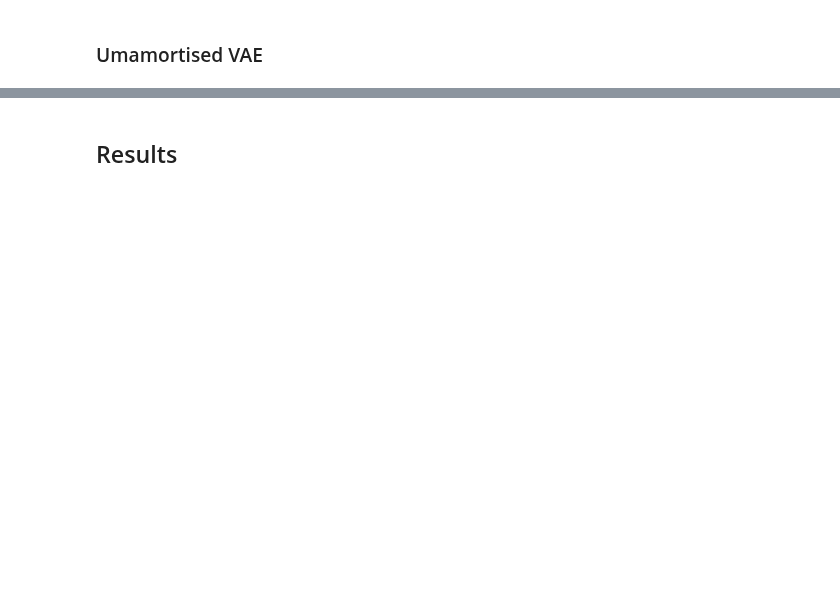
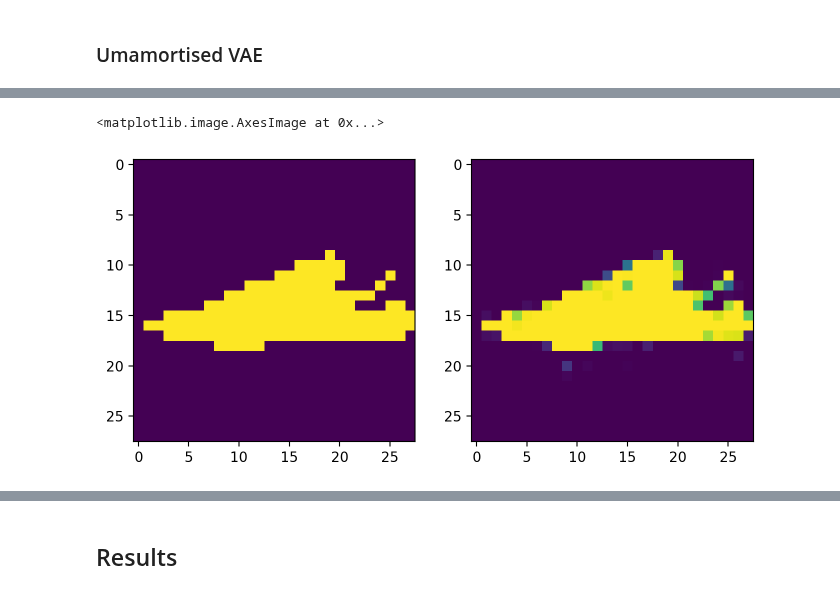
Before and after one commit to gerdm/hard-em-lvm, a Jupyter notebook: notebooks/17-unamortised-test.ipynb, the cells around one changed output, grey strips where cells are left out. Saved outputs shown, nothing was run; the diff lists cells and outputs as text; code cells hidden in the pictures; blank space fills up the shorter version.

```diff
--- a/notebooks/17-unamortised-test.ipynb
+++ b/notebooks/17-unamortised-test.ipynb
@@ -295,0 +419,16 @@ res_uvae = base_vae_hardem.train_test(
+# %%
+%%time
+model_hemv02 = UnamortisedVAEBernDelta(dim_latent, dim_obs[0], DeltaEncoder, Decoder)
+config_hemv02 = hlax.unamortised.load_config(config, model_hemv02)
+
+res_hemv02 = base_vae_hardem.train_test(
+    key,
+    X_warmup,
+    X_test,
+    config_hemv02,
+    config_test,
+    iwae_bern_delta,
+    vmap_neg_iwmll,
+    grad_neg_iwmll_encoder,
+    hlax.unamortised.train_checkpoints
+)
@@ -295,0 +438,17 @@ res_uvae = base_vae_hardem.train_test(
+# %%
+state_final = res_hemv02["train"]["state_final"]
+params_hemv2 = state_final.params
+vals = model_hemv02.apply(params_hemv2, X_warmup, key)[1]
+
+ix_target = 6
+img_reconstruct = vals[ix_target].reshape(28, 28)
+img_reconstruct = nn.sigmoid(img_reconstruct)
+
+img_target = X_warmup[ix_target].reshape(28, 28)
+
+fig, ax = plt.subplots(1, 2, figsize=(8, 4))
+ax[0].imshow(img_target)
+ax[1].imshow(img_reconstruct)
+# %% [output]
+<matplotlib.image.AxesImage at 0x...>
+[figure, added]
```
Also changed, not shown: parts of 23 cells of this notebook.
